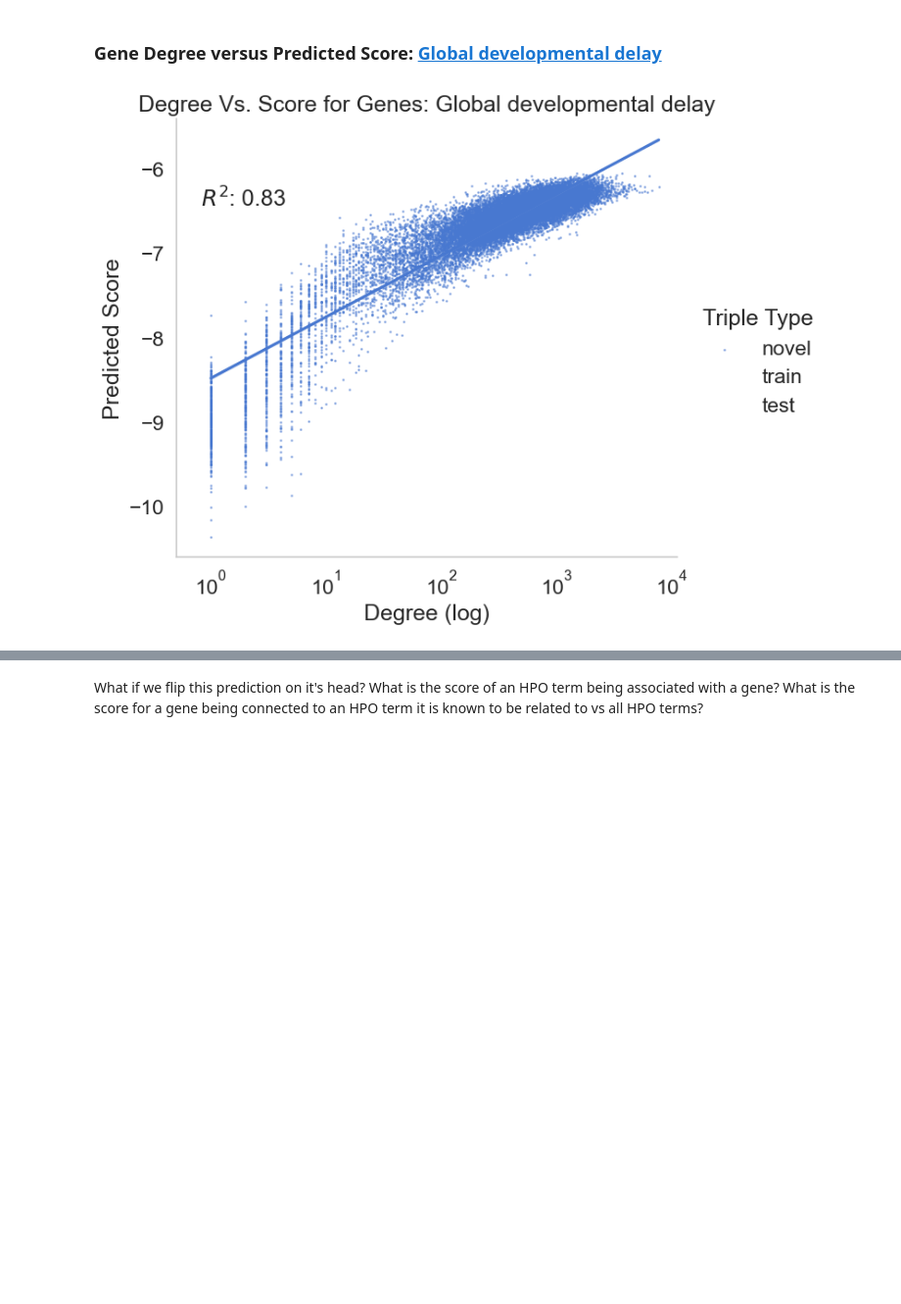
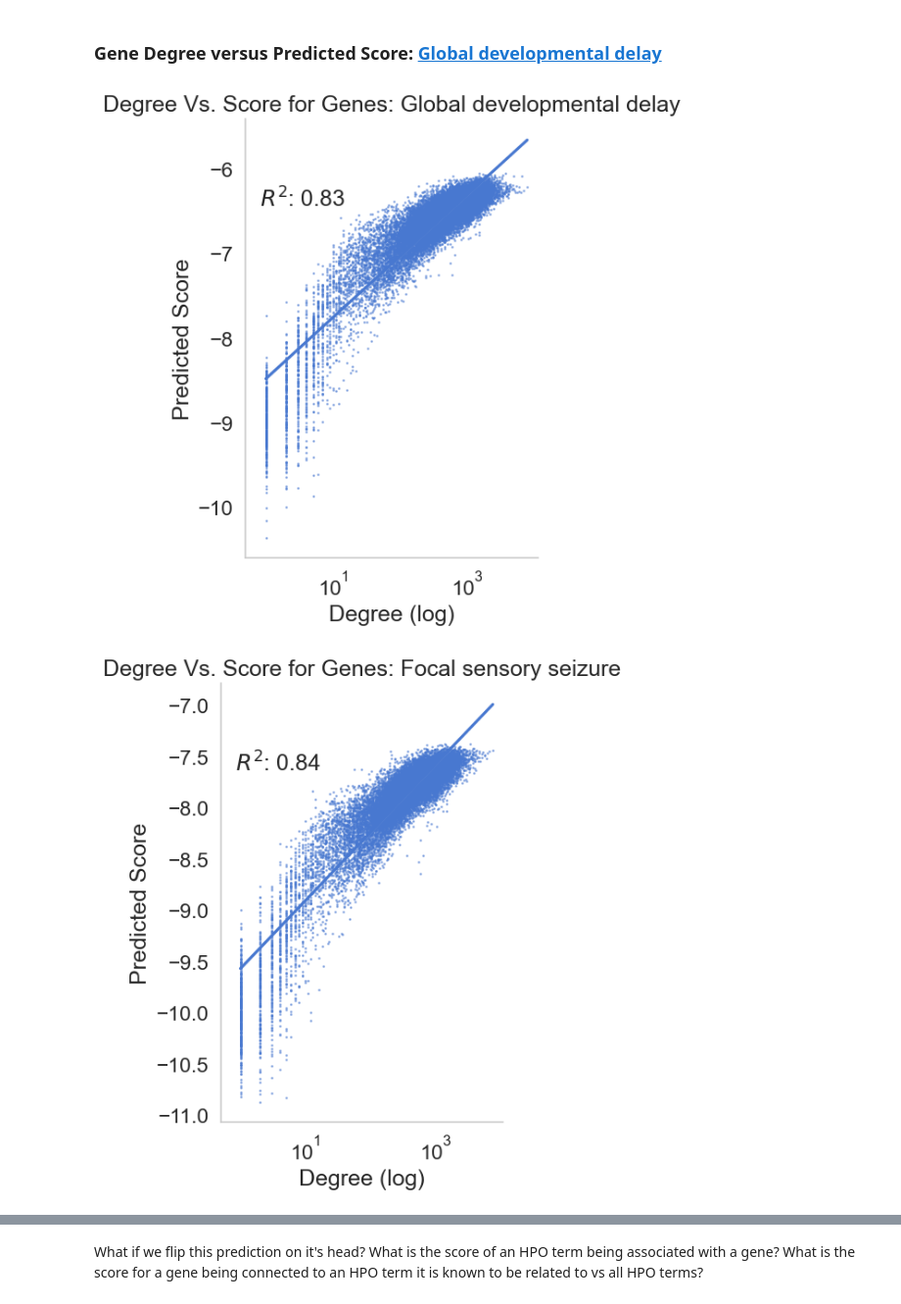
Before and after one commit to MSBradshaw/LinkPrediction, a Jupyter notebook: Experiments/target_prediction.ipynb, the cells around one changed output, grey strips where cells are left out. Shown at 98% size. Cells and saved outputs as stored; diff of their text form; code cells hidden in the pictures; blank space fills up the shorter version.

```diff
--- a/Experiments/target_prediction.ipynb
+++ b/Experiments/target_prediction.ipynb
@@ -258,6 +360,27 @@ predictions_df: pd.DataFrame = get_predictions_tail(
     valid_triples=valid_triples
 )
 predictions_df = predictions_df[predictions_df.entity_type == "STRING"]
-plot_score_degree_gene(predictions_df, "Global developmental delay")
+predictions_df = label_df_edges(predictions_df, test_edges, train_edges, query_relation)
+plot_score_degree_gene(predictions_df, "Global developmental delay", "../Figures/global_developmental_delay.png", use_labels=False)
 # %% [output]
-[figure, old version]
+[figure, new version]
+# %%
+# Gonadal Neoplasm - low degree, but in training
+
+focal_sensory_seizure: str = 'HP:0011157'
+query_relation: str = "STRING2HPO"
+predictions_df: pd.DataFrame = get_predictions_tail(
+    focal_sensory_seizure,
+    query_relation,
+    data,
+    model,
+    degs,
+    train_triples=train_triples,
+    test_triples=test_triples,
+    valid_triples=valid_triples
+)
+predictions_df = predictions_df[predictions_df.entity_type == "STRING"]
+predictions_df = label_df_edges(predictions_df, test_edges, train_edges, query_relation)
+plot_score_degree_gene(predictions_df, "Focal sensory seizure", "../Figures/focal_sensory_seizure.png", use_labels=False)
+# %% [output]
+[figure, added]
```
Also changed, not shown: parts of 11 cells of this notebook, 2 other files.
